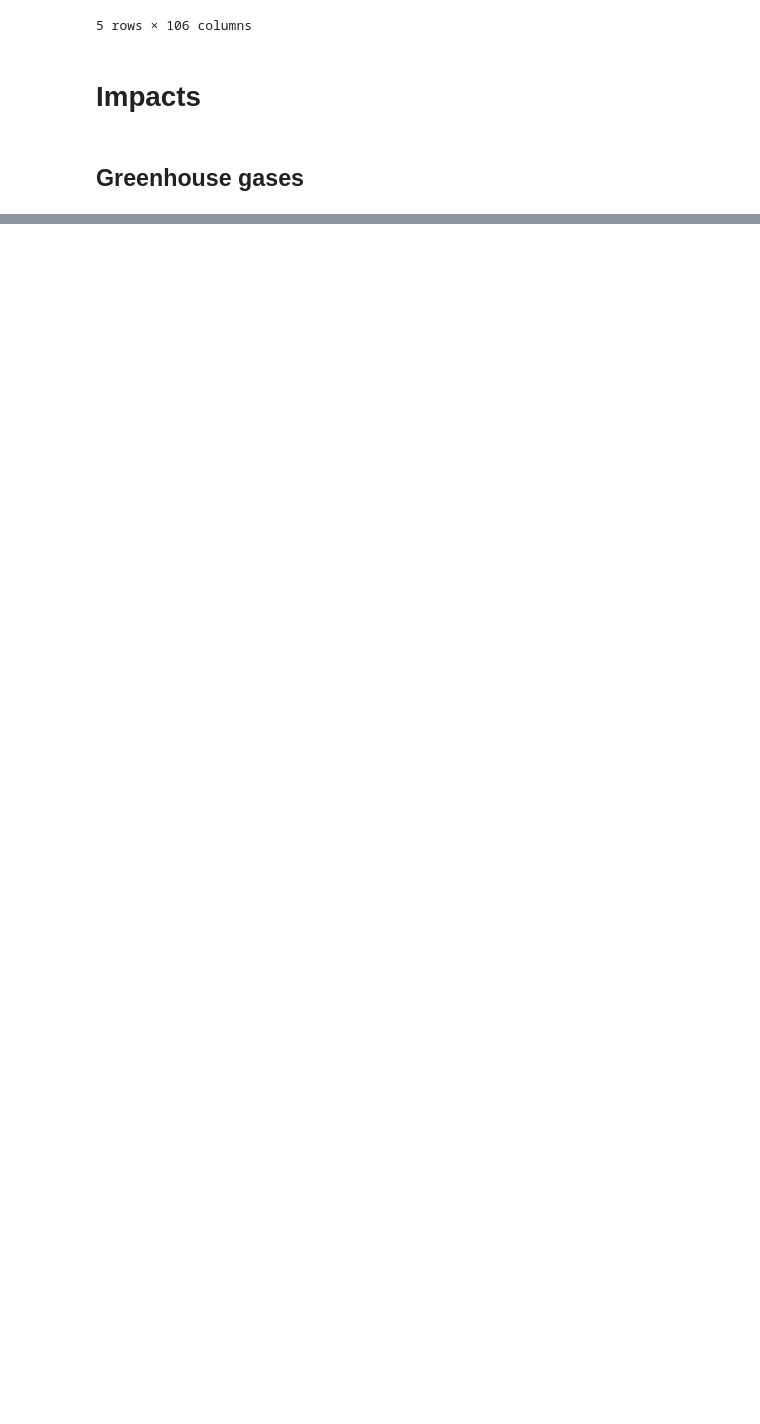
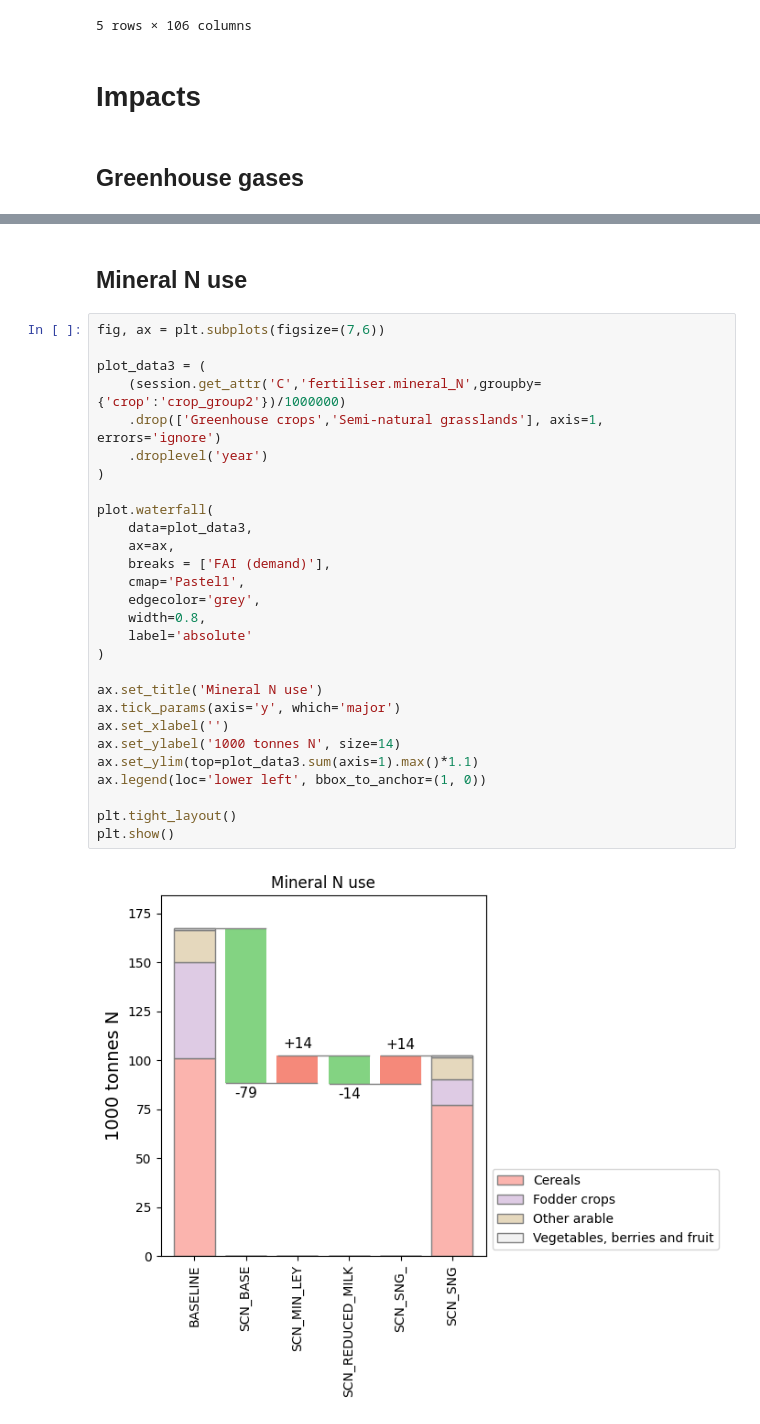
Before and after one commit to wanecek/eitm01-scenarios, a Jupyter notebook: analysis.ipynb, the cells around one changed output, grey strips where cells are left out. Cells and saved outputs as stored; diff of their text form; blank space fills up the shorter version.

```diff
--- a/analysis.ipynb
+++ b/analysis.ipynb
@@ -411,0 +476,32 @@ fig.subplots_adjust(wspace=0.3, hspace=0.5, bottom=.15)
+# %% [markdown]
+## Mineral N use
+# %%
+fig, ax = plt.subplots(figsize=(7,6))
+
+plot_data3 = (
+    (session.get_attr('C','fertiliser.mineral_N',groupby={'crop':'crop_group2'})/1000000)
+    .drop(['Greenhouse crops','Semi-natural grasslands'], axis=1, errors='ignore')
+    .droplevel('year')
+)
+
+plot.waterfall(
+    data=plot_data3,
+    ax=ax,
+    breaks = ['FAI (demand)'],
+    cmap='Pastel1',
+    edgecolor='grey',
+    width=0.8,
+    label='absolute'
+)
+
+ax.set_title('Mineral N use')
+ax.tick_params(axis='y', which='major')
+ax.set_xlabel('')
+ax.set_ylabel('1000 tonnes N', size=14)
+ax.set_ylim(top=plot_data3.sum(axis=1).max()*1.1)
+ax.legend(loc='lower left', bbox_to_anchor=(1, 0))
+
+plt.tight_layout()
+plt.show()
+# %% [output]
+[figure, added]
```
Also changed, not shown: parts of 5 cells of this notebook.
